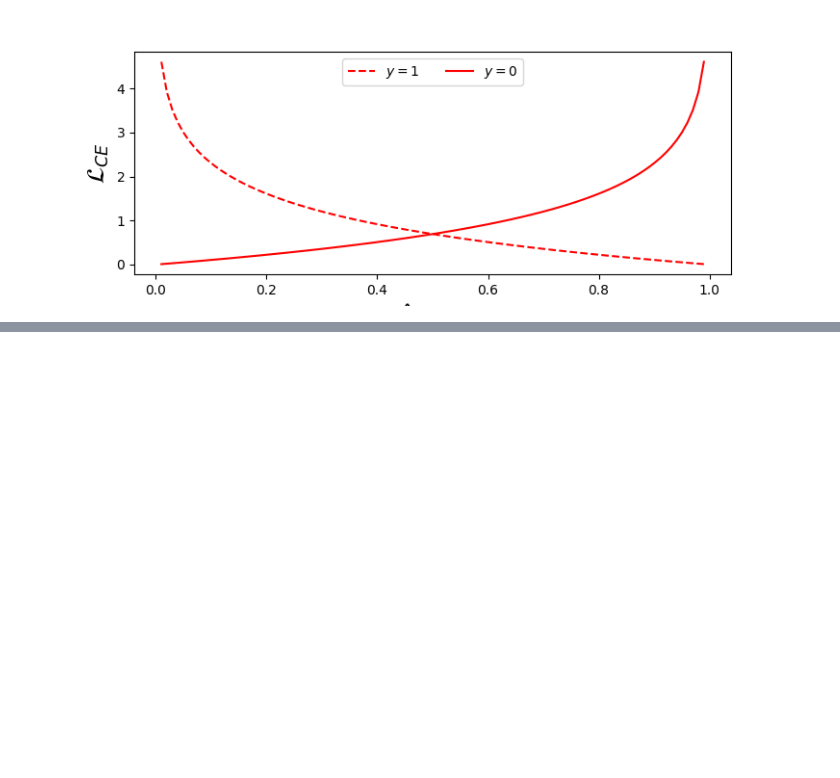
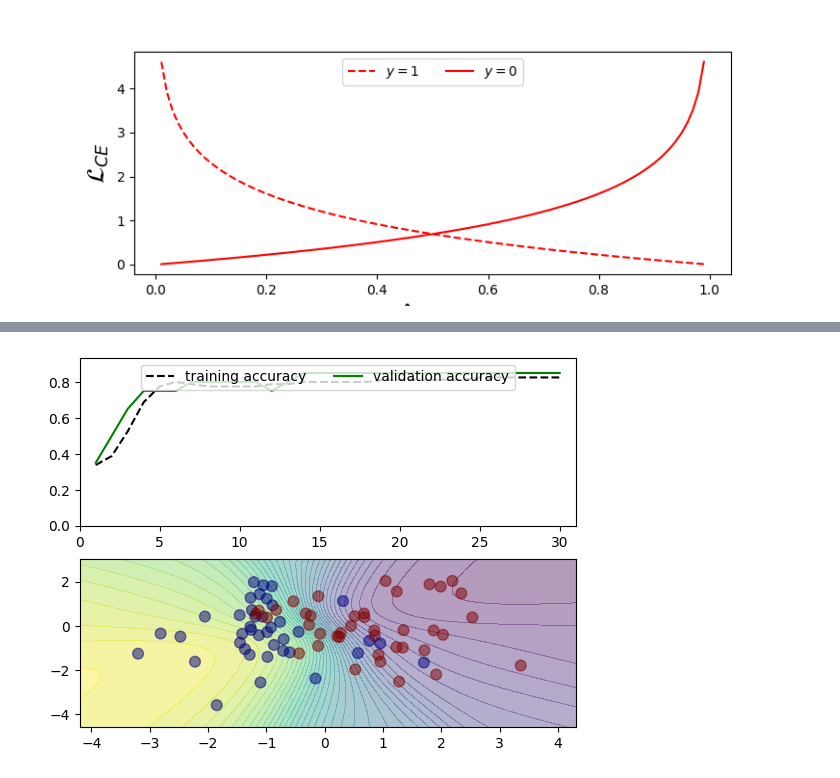
Before and after one commit to Linda-Njau/AI_FUN, a Jupyter notebook: OwnFramework.ipynb, the cells around one changed output, grey strips where cells are left out. Drawn from its saved outputs; the diff is of its cells as text; code cells hidden in the pictures; blank space fills up the shorter version.

Commit message:
Add Tanh activation layer with forward and backward methods

```diff
--- a/OwnFramework.ipynb
+++ b/OwnFramework.ipynb
@@ -347,0 +343,19 @@ res = train_and_plot(30,net,lr=0.005)
+# %%
+class Tanh:
+    def forward(self, x):
+        y = np.tanh(x)
+        self.y = y
+        return y
+    def backward(self,dy):
+        return (1.0-self.y**2)*dy
+# %%
+net = Net()
+net.add(Linear(2,10))
+net.add(Tanh())
+net.add(Linear(10,2))
+net.add(Softmax())
+loss = CrossEntropyLoss()
+
+res = train_and_plot(30,net,lr=0.01)
+# %% [output]
+[figure, added]
```
Also changed, not shown: parts of 5 cells of this notebook.
